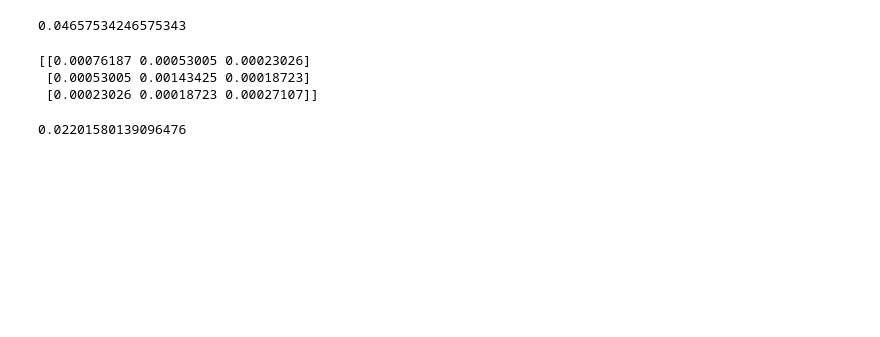
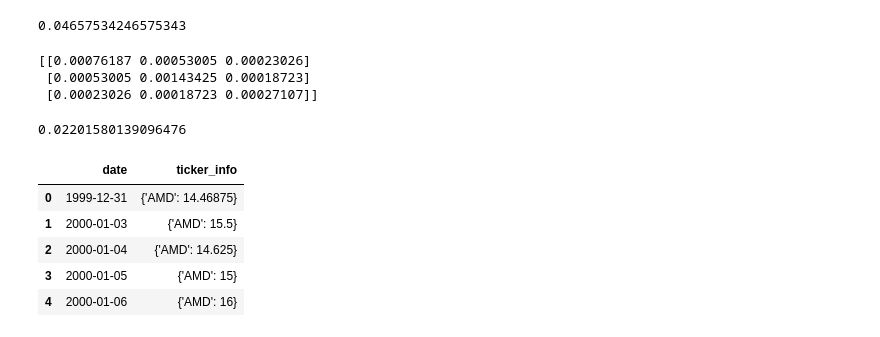
Before and after one commit to ErikLundin98/Finance_Screener, a Jupyter notebook: server/portfolio_testing.ipynb, the cells around one changed output. Cells and saved outputs as stored; diff of their text form; code cells hidden in the pictures; blank space fills up the shorter version.

```diff
--- a/server/portfolio_testing.ipynb
+++ b/server/portfolio_testing.ipynb
@@ -109,3 +118,14 @@ portfolio_vol # on a daily basis
  [0.00053005 0.00143425 0.00018723]
  [0.00023026 0.00018723 0.00027107]]
 0.02201580139096476
+# %%
+res = dm.query_df("SELECT * FROM portfolio_prices_JSON('snigeln_mjau')")
+
+res.head()
+# %% [output]
+|  | date | ticker_info |
+| 0 | 1999-12-31 | {'AMD': 14.46875} |
+| 1 | 2000-01-03 | {'AMD': 15.5} |
+| 2 | 2000-01-04 | {'AMD': 14.625} |
+| 3 | 2000-01-05 | {'AMD': 15} |
+| 4 | 2000-01-06 | {'AMD': 16} |
```
Also changed, not shown: parts of 2 cells of this notebook, 6 other files.
